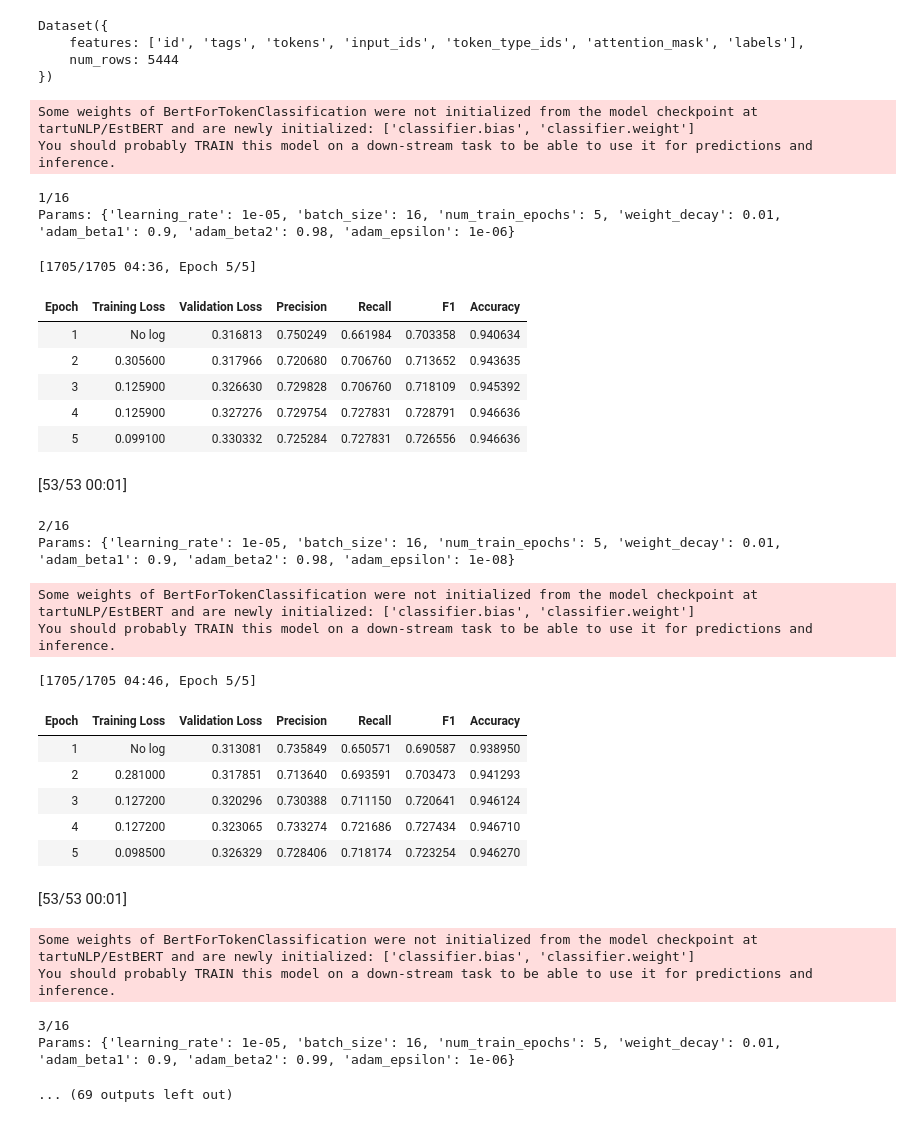
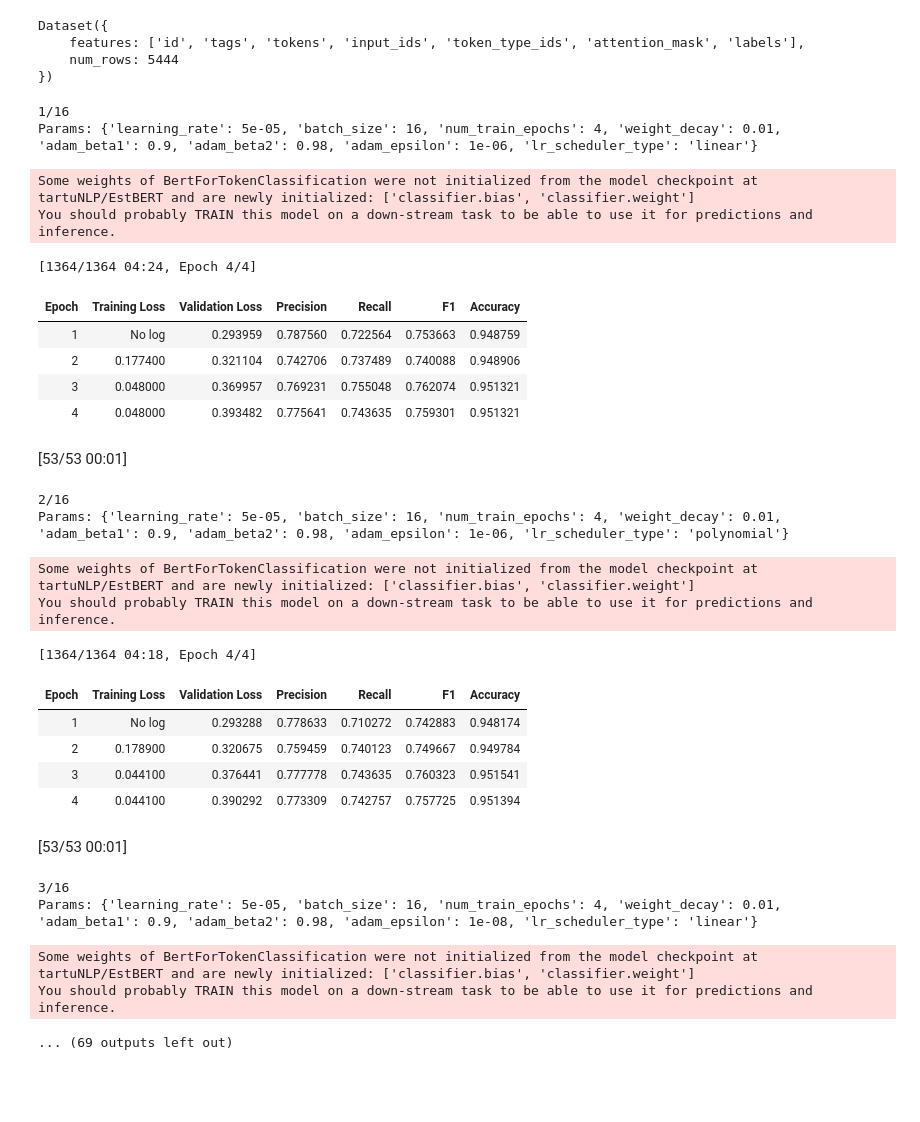
Before and after one commit to martinkivisikk/ner_thesis, a Jupyter notebook: finetune_ner.ipynb, the cells around one changed output. Cells and saved outputs as stored; diff of their text form; code cells hidden in the pictures; blank space fills up the shorter version.

```diff
--- a/finetune_ner.ipynb
+++ b/finetune_ner.ipynb
@@ -177,12 +171,23 @@ def compute_metrics(p):
     ]
 
     results = seqeval.compute(predictions=true_predictions, references=true_labels)
-    return {
+
+    metrics = {
         "precision": results["overall_precision"],
         "recall": results["overall_recall"],
         "f1": results["overall_f1"],
         "accuracy": results["overall_accuracy"],
     }
+
+    # märgendikaupa tulemused ka
+    for tag, values in results.items():
+      if isinstance(values, dict):
+        metrics[f"{tag} Precision"] = values["precision"]
+        metrics[f"{tag} Recall"] = values["recall"]
+        metrics[f"{tag} F1"] = values["f1"]
+        metrics[f"{tag} Number"] = values["number"]
+
+    return metrics
 # %%
 # tensorflow variant
 def finetune_model(tokenized_dataset, epochs=3, batch_size=8):
@@ -299,6 +304,7 @@ def grid_search_pt(tokenized_dataset=None, param_grid=None):
           report_to='none', # kui seda ei ole, siis kasutab weights&biases, vaja api võtit
           output_dir=f'./results_{timestamp}_{i}',
           learning_rate=params['learning_rate'],
+          lr_scheduler_type=params['lr_scheduler_type'],
           per_device_train_batch_size=params['batch_size'],
           per_device_eval_batch_size=params['batch_size'],
           num_train_epochs=params['num_train_epochs'],
@@ -358,44 +364,43 @@ def grid_search_pt(tokenized_dataset=None, param_grid=None):
   return best_model, best_params, results
 # %%
 param_grid = {
-    'learning_rate': [1e-5, 5e-5],
+    'learning_rate': [5e-5],
     'batch_size': [16],
-    'num_train_epochs': [5],
+    'num_train_epochs': [4],
     'weight_decay': [0.01, 0.0],
     'adam_beta1': [0.9],
     'adam_beta2': [0.98, 0.99],
-    'adam_epsilon': [1e-6, 1e-8]
+    'adam_epsilon': [1e-6, 1e-8],
+    'lr_scheduler_type': ['linear', 'polynomial']
 }
 
 best_model, best_params, all_results = grid_search_pt(tokenized_dataset=tokenized_ewt, param_grid=param_grid)
 # %% [output]
-Some weights of BertForTokenClassification were not initialized from the model checkpoint at tartuNLP/EstBERT and are newly initialized: ['classifier.bias', 'classifier.weight']
-You should probably TRAIN this model on a down-stream task to be able to use it for predictions and inference.
+1/16
+Params: {'learning_rate': 5e-05, 'batch_size': 16, 'num_train_epochs': 4, 'weight_decay': 0.01, 'adam_beta1': 0.9, 'adam_beta2': 0.98, 'adam_epsilon': 1e-06, 'lr_scheduler_type': 'linear'}
-1/16
-Params: {'learning_rate': 1e-05, 'batch_size': 16, 'num_train_epochs': 5, 'weight_decay': 0.01, 'adam_beta1': 0.9, 'adam_beta2': 0.98, 'adam_epsilon': 1e-06}
+Some weights of BertForTokenClassification were not initialized from the model checkpoint at tartuNLP/EstBERT and are newly initialized: ['classifier.bias', 'classifier.weight']
+You should probably TRAIN this model on a down-stream task to be able to use it for predictions and inference.
-[1705/1705 04:36, Epoch 5/5]
+[1364/1364 04:24, Epoch 4/4]
 | Epoch | Training Loss | Validation Loss | Precision | Recall | F1 | Accuracy |
-| 1 | No log | 0.316813 | 0.750249 | 0.661984 | 0.703358 | 0.940634 |
-| 2 | 0.305600 | 0.317966 | 0.720680 | 0.706760 | 0.713652 | 0.943635 |
-| 3 | 0.125900 | 0.326630 | 0.729828 | 0.706760 | 0.718109 | 0.945392 |
-| 4 | 0.125900 | 0.327276 | 0.729754 | 0.727831 | 0.728791 | 0.946636 |
-| 5 | 0.099100 | 0.330332 | 0.725284 | 0.727831 | 0.726556 | 0.946636 |
+| 1 | No log | 0.293959 | 0.787560 | 0.722564 | 0.753663 | 0.948759 |
+| 2 | 0.177400 | 0.321104 | 0.742706 | 0.737489 | 0.740088 | 0.948906 |
+| 3 | 0.048000 | 0.369957 | 0.769231 | 0.755048 | 0.762074 | 0.951321 |
+| 4 | 0.048000 | 0.393482 | 0.775641 | 0.743635 | 0.759301 | 0.951321 |
 [53/53 00:01]
 2/16
-Params: {'learning_rate': 1e-05, 'batch_size': 16, 'num_train_epochs': 5, 'weight_decay': 0.01, 'adam_beta1': 0.9, 'adam_beta2': 0.98, 'adam_epsilon': 1e-08}
+Params: {'learning_rate': 5e-05, 'batch_size': 16, 'num_train_epochs': 4, 'weight_decay': 0.01, 'adam_beta1': 0.9, 'adam_beta2': 0.98, 'adam_epsilon': 1e-06, 'lr_scheduler_type': 'polynomial'}
 Some weights of BertForTokenClassification were not initialized from the model checkpoint at tartuNLP/EstBERT and are newly initialized: ['classifier.bias', 'classifier.weight']
 You should probably TRAIN this model on a down-stream task to be able to use it for predictions and inference.
-[1705/1705 04:46, Epoch 5/5]
+[1364/1364 04:18, Epoch 4/4]
 | Epoch | Training Loss | Validation Loss | Precision | Recall | F1 | Accuracy |
-| 1 | No log | 0.313081 | 0.735849 | 0.650571 | 0.690587 | 0.938950 |
-| 2 | 0.281000 | 0.317851 | 0.713640 | 0.693591 | 0.703473 | 0.941293 |
-| 3 | 0.127200 | 0.320296 | 0.730388 | 0.711150 | 0.720641 | 0.946124 |
-| 4 | 0.127200 | 0.323065 | 0.733274 | 0.721686 | 0.727434 | 0.946710 |
-| 5 | 0.098500 | 0.326329 | 0.728406 | 0.718174 | 0.723254 | 0.946270 |
+| 1 | No log | 0.293288 | 0.778633 | 0.710272 | 0.742883 | 0.948174 |
+| 2 | 0.178900 | 0.320675 | 0.759459 | 0.740123 | 0.749667 | 0.949784 |
+| 3 | 0.044100 | 0.376441 | 0.777778 | 0.743635 | 0.760323 | 0.951541 |
+| 4 | 0.044100 | 0.390292 | 0.773309 | 0.742757 | 0.757725 | 0.951394 |
 [53/53 00:01]
-Some weights of BertForTokenClassification were not initialized from the model checkpoint at tartuNLP/EstBERT and are newly initialized: ['classifier.bias', 'classifier.weight']
-You should probably TRAIN this model on a down-stream task to be able to use it for predictions and inference.
+3/16
+Params: {'learning_rate': 5e-05, 'batch_size': 16, 'num_train_epochs': 4, 'weight_decay': 0.01, 'adam_beta1': 0.9, 'adam_beta2': 0.98, 'adam_epsilon': 1e-08, 'lr_scheduler_type': 'linear'}
-3/16
-Params: {'learning_rate': 1e-05, 'batch_size': 16, 'num_train_epochs': 5, 'weight_decay': 0.01, 'adam_beta1': 0.9, 'adam_beta2': 0.99, 'adam_epsilon': 1e-06}
+Some weights of BertForTokenClassification were not initialized from the model checkpoint at tartuNLP/EstBERT and are newly initialized: ['classifier.bias', 'classifier.weight']
+You should probably TRAIN this model on a down-stream task to be able to use it for predictions and inference.
 ... (69 outputs left out)
 # %%
```
Also changed, not shown: parts of 16 cells of this notebook, 1 other file.
